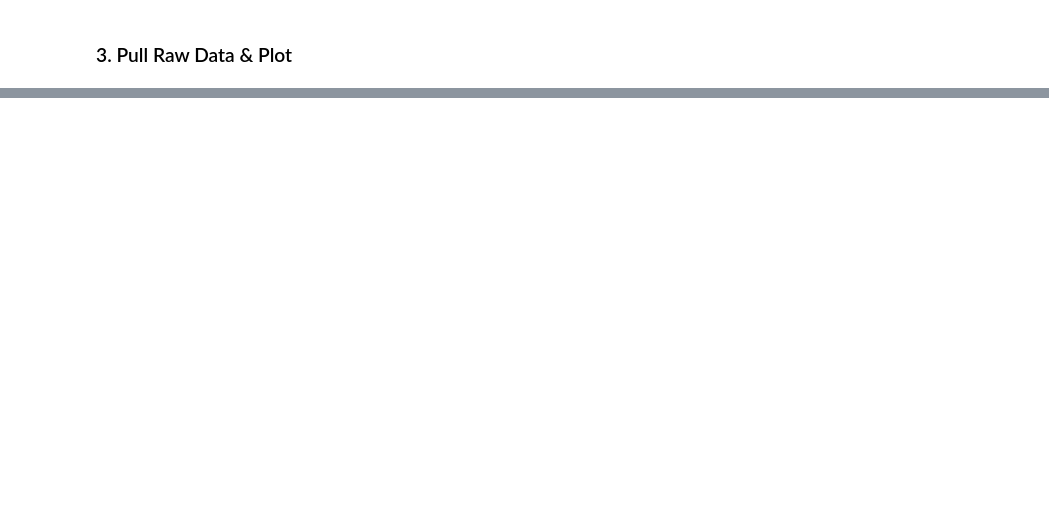
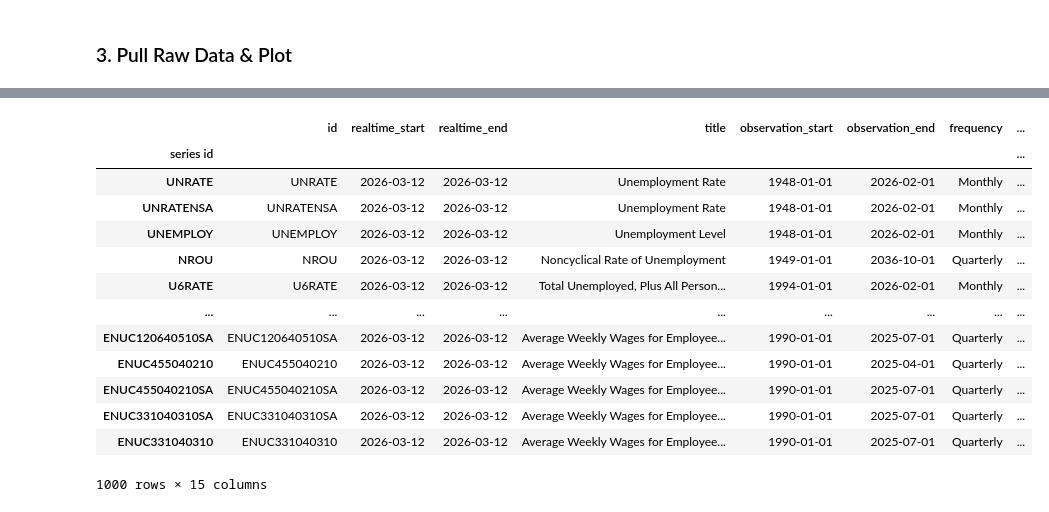
Before and after one commit to argearhart/Economic_Analysis_Panadas, a Jupyter notebook: Economic_Analysis.ipynb, the cells around one changed output, grey strips where cells are left out. Saved outputs shown, nothing was run; the diff lists cells and outputs as text; code cells hidden in the pictures; blank space fills up the shorter version.

```diff
--- a/Economic_Analysis.ipynb
+++ b/Economic_Analysis.ipynb
@@ -57,0 +60,18 @@ plt.show()
+# %%
+uemp_results = fred.search('unemployment')
+uemp_results
+# %% [output]
+|  | id | realtime_start | realtime_end | title | observation_start | observation_end | frequency | ... |
+| series id |  |  |  |  |  |  |  | ... |
+| UNRATE | UNRATE | 2026-03-12 | 2026-03-12 | Unemployment Rate | 1948-01-01 | 2026-02-01 | Monthly | ... |
+| UNRATENSA | UNRATENSA | 2026-03-12 | 2026-03-12 | Unemployment Rate | 1948-01-01 | 2026-02-01 | Monthly | ... |
+| UNEMPLOY | UNEMPLOY | 2026-03-12 | 2026-03-12 | Unemployment Level | 1948-01-01 | 2026-02-01 | Monthly | ... |
+| NROU | NROU | 2026-03-12 | 2026-03-12 | Noncyclical Rate of Unemployment | 1949-01-01 | 2036-10-01 | Quarterly | ... |
+| U6RATE | U6RATE | 2026-03-12 | 2026-03-12 | Total Unemployed, Plus All Person... | 1994-01-01 | 2026-02-01 | Monthly | ... |
+| ... | ... | ... | ... | ... | ... | ... | ... | ... |
+| ENUC120640510SA | ENUC120640510SA | 2026-03-12 | 2026-03-12 | Average Weekly Wages for Employee... | 1990-01-01 | 2025-07-01 | Quarterly | ... |
+| ENUC455040210 | ENUC455040210 | 2026-03-12 | 2026-03-12 | Average Weekly Wages for Employee... | 1990-01-01 | 2025-04-01 | Quarterly | ... |
+| ENUC455040210SA | ENUC455040210SA | 2026-03-12 | 2026-03-12 | Average Weekly Wages for Employee... | 1990-01-01 | 2025-07-01 | Quarterly | ... |
+| ENUC331040310SA | ENUC331040310SA | 2026-03-12 | 2026-03-12 | Average Weekly Wages for Employee... | 1990-01-01 | 2025-07-01 | Quarterly | ... |
+| ENUC331040310 | ENUC331040310 | 2026-03-12 | 2026-03-12 | Average Weekly Wages for Employee... | 1990-01-01 | 2025-07-01 | Quarterly | ... |
+1000 rows × 15 columns
```
Also changed, not shown: parts of 21 cells of this notebook.
